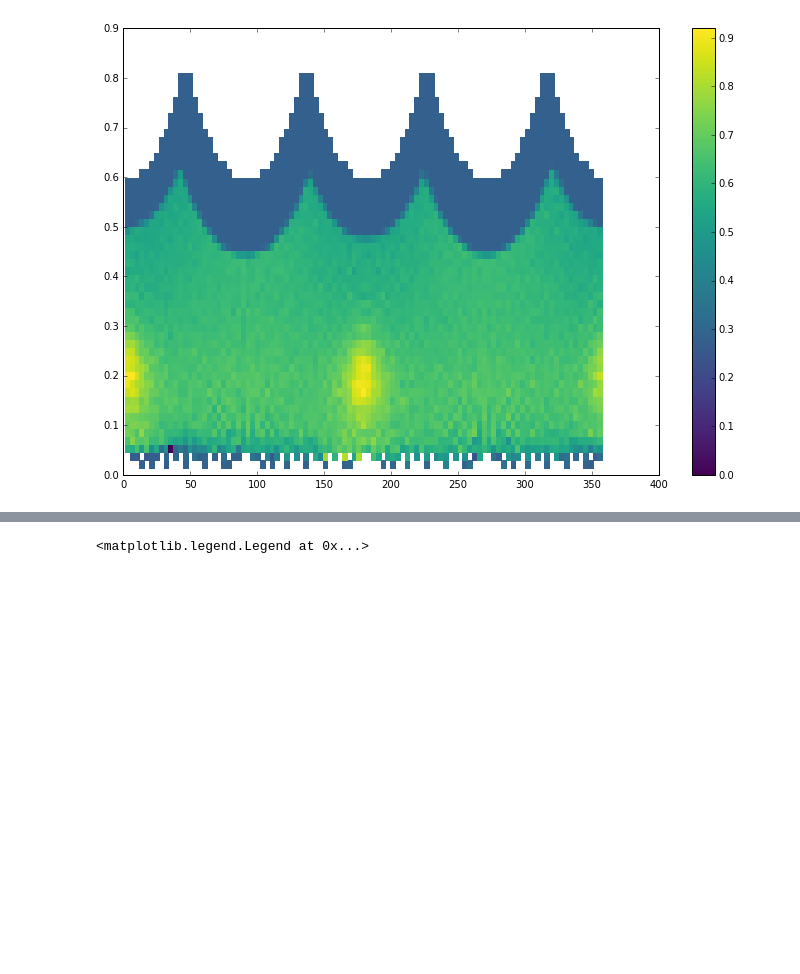
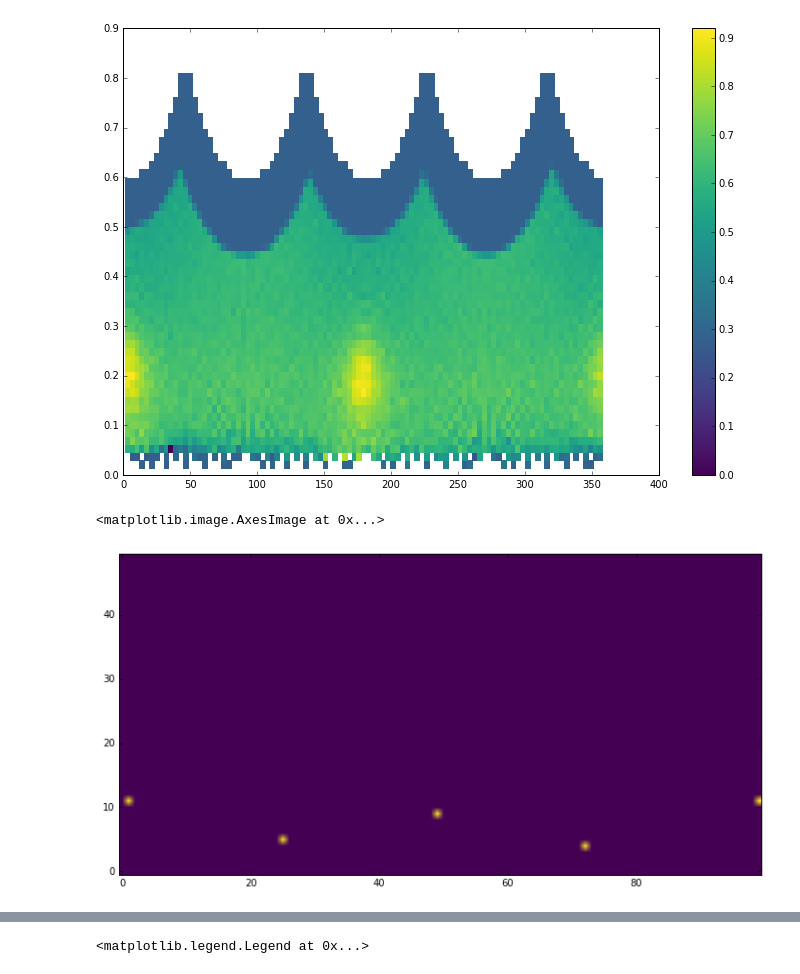
Before and after one commit to ricleal/PythonCode, a Jupyter notebook: SANS/Anisotropic/Find wedges.ipynb, the cells around one changed output, grey strips where cells are left out. Cells and saved outputs as stored; diff of their text form; code cells hidden in the pictures; blank space fills up the shorter version.

```diff
--- a/SANS/Anisotropic/Find wedges.ipynb
+++ b/SANS/Anisotropic/Find wedges.ipynb
@@ -78,3 +78,17 @@ plt.colorbar()
 # %% [output]
 <matplotlib.colorbar.Colorbar at 0x...>
 [figure]
+# %%
+from scipy.ndimage import filters
+data = H.T
+# %%
+neighborhood_size = 30
+data_max = filters.maximum_filter(data, neighborhood_size)
+#plt.imshow(data_max,origin='lower')
+# %%
+# Plot Maximumns found for the neighborhood_size
+cond = data_max==data
+plt.imshow(cond,origin='lower')
+# %% [output]
+<matplotlib.image.AxesImage at 0x...>
+[figure, added]
```
Also changed, not shown: parts of 8 cells of this notebook, 1 other file.
